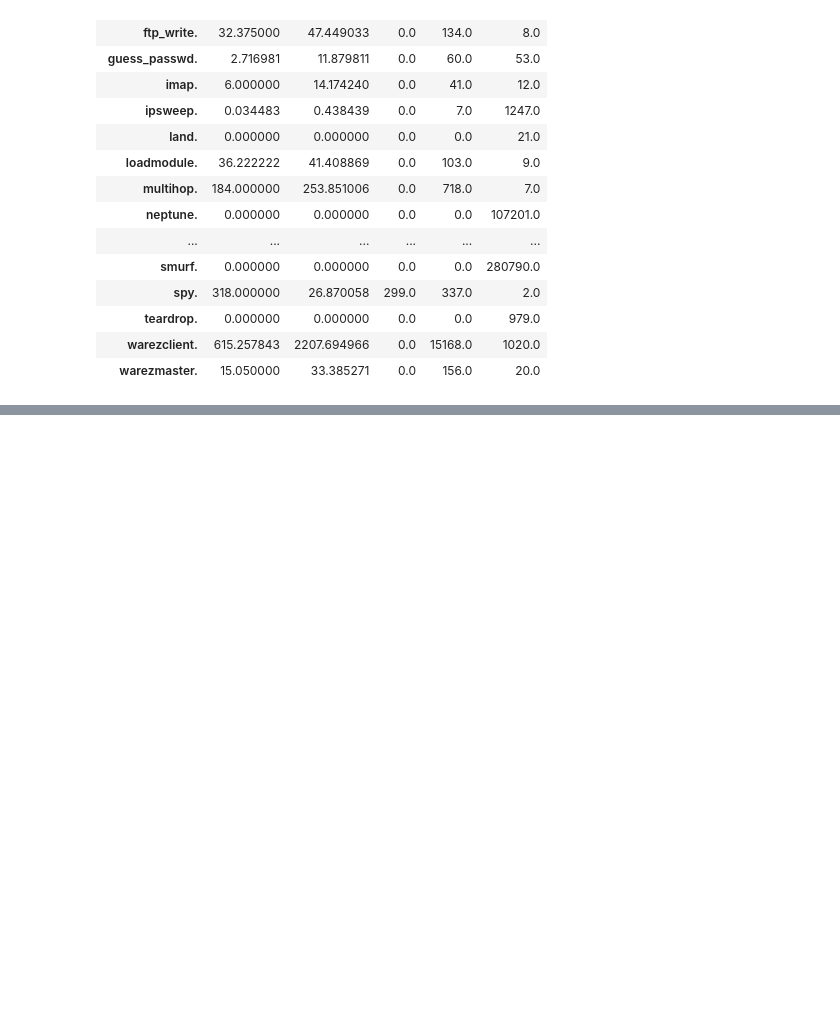
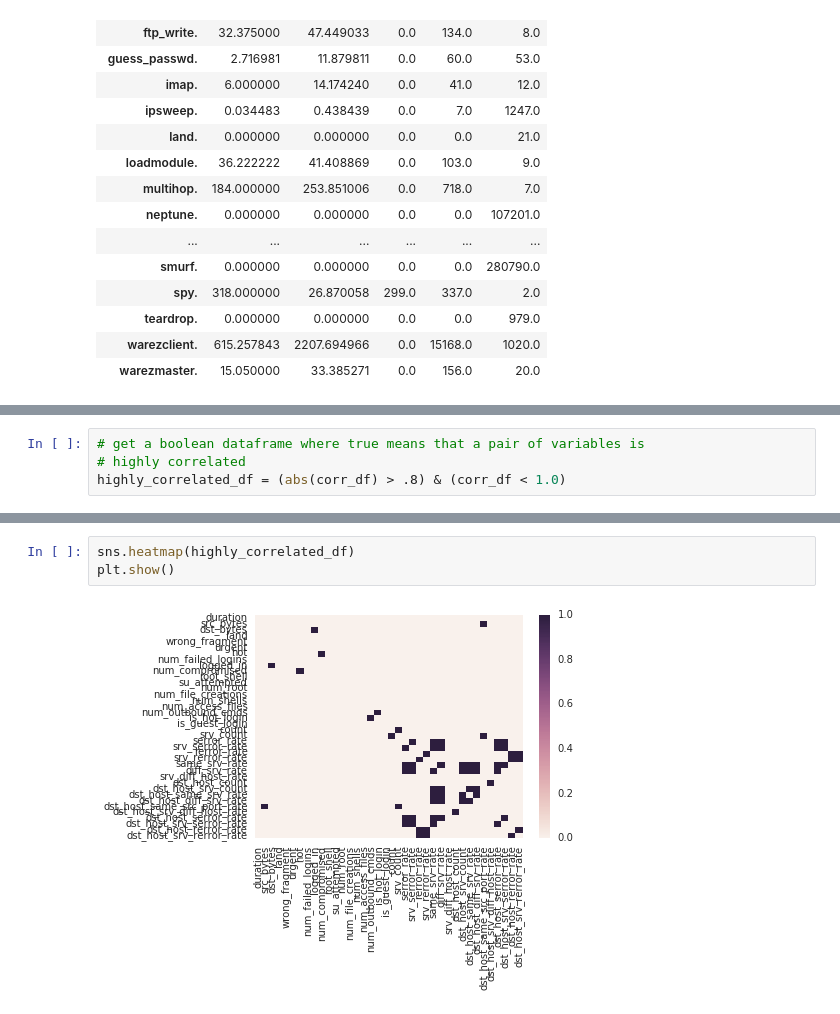
Before and after one commit to andersy005/spark-quest, a Jupyter notebook: pyspark-notebooks/06-mllib-statistics.ipynb, the cells around one changed output, grey strips where cells are left out. Saved outputs shown, nothing was run; the diff lists cells and outputs as text; blank space fills up the shorter version.

```diff
--- a/pyspark-notebooks/06-mllib-statistics.ipynb
+++ b/pyspark-notebooks/06-mllib-statistics.ipynb
@@ -216,0 +338,4 @@ Duration statistics, by label
+# %%
+# get a boolean dataframe where true means that a pair of variables is
+# highly correlated
+highly_correlated_df = (abs(corr_df) > .8) & (corr_df < 1.0)
@@ -216,0 +367,5 @@ Duration statistics, by label
+# %%
+sns.heatmap(highly_correlated_df)
+plt.show()
+# %% [output]
+[figure, added]
```
Also changed, not shown: parts of 14 cells of this notebook.
